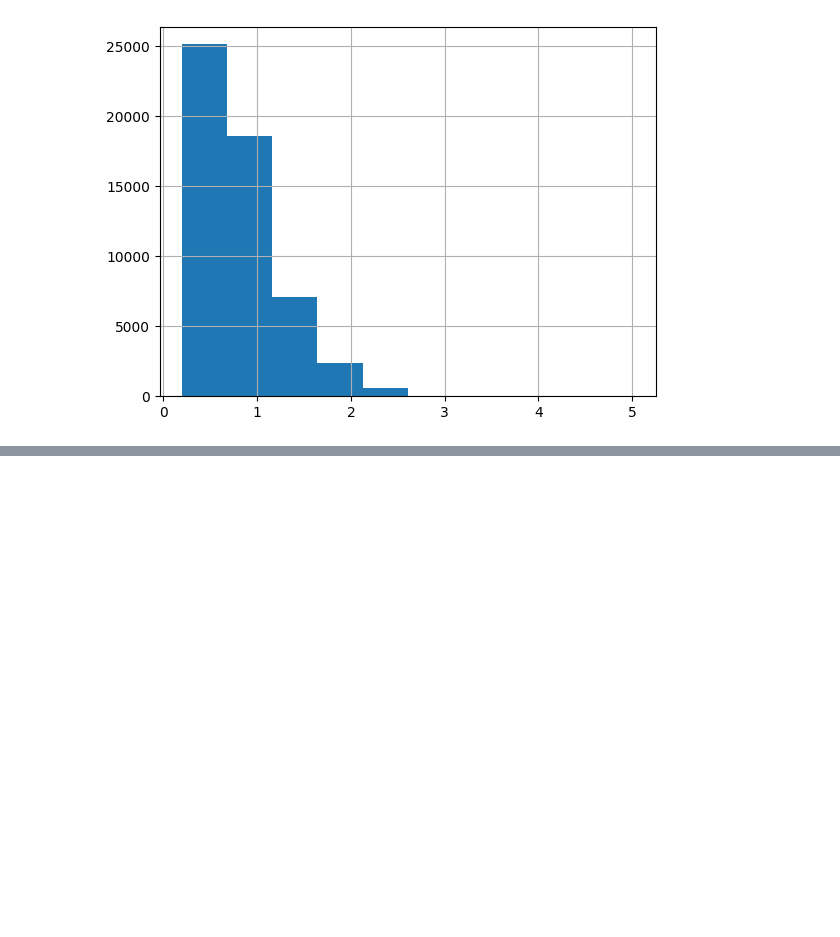
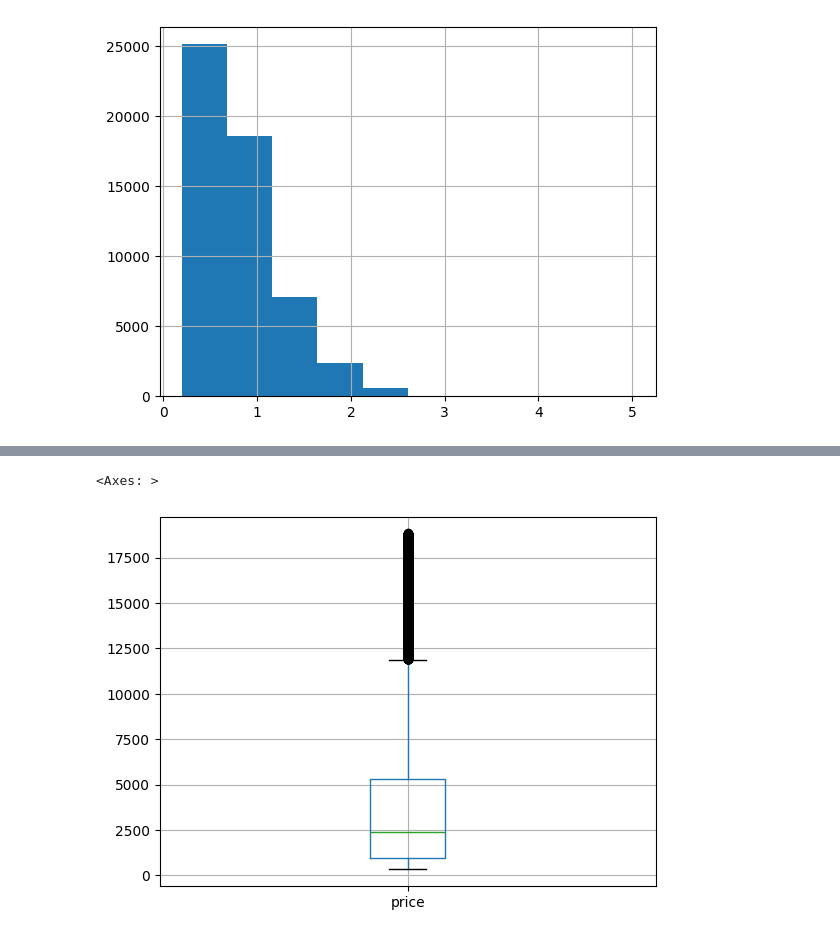
Before and after one commit to Javacream/org.javacream.training.python, a Jupyter notebook: analysis/diamonds/diamonds.ipynb, the cells around one changed output, grey strips where cells are left out. Cells and saved outputs as stored; diff of their text form; code cells hidden in the pictures; blank space fills up the shorter version.

```diff
--- a/analysis/diamonds/diamonds.ipynb
+++ b/analysis/diamonds/diamonds.ipynb
@@ -124,0 +142,5 @@ df['carat'].hist()
+# %%
+df.boxplot(column='price')
+# %% [output]
+<Axes: >
+[figure, added]
```
Also changed, not shown: parts of 4 cells of this notebook.
